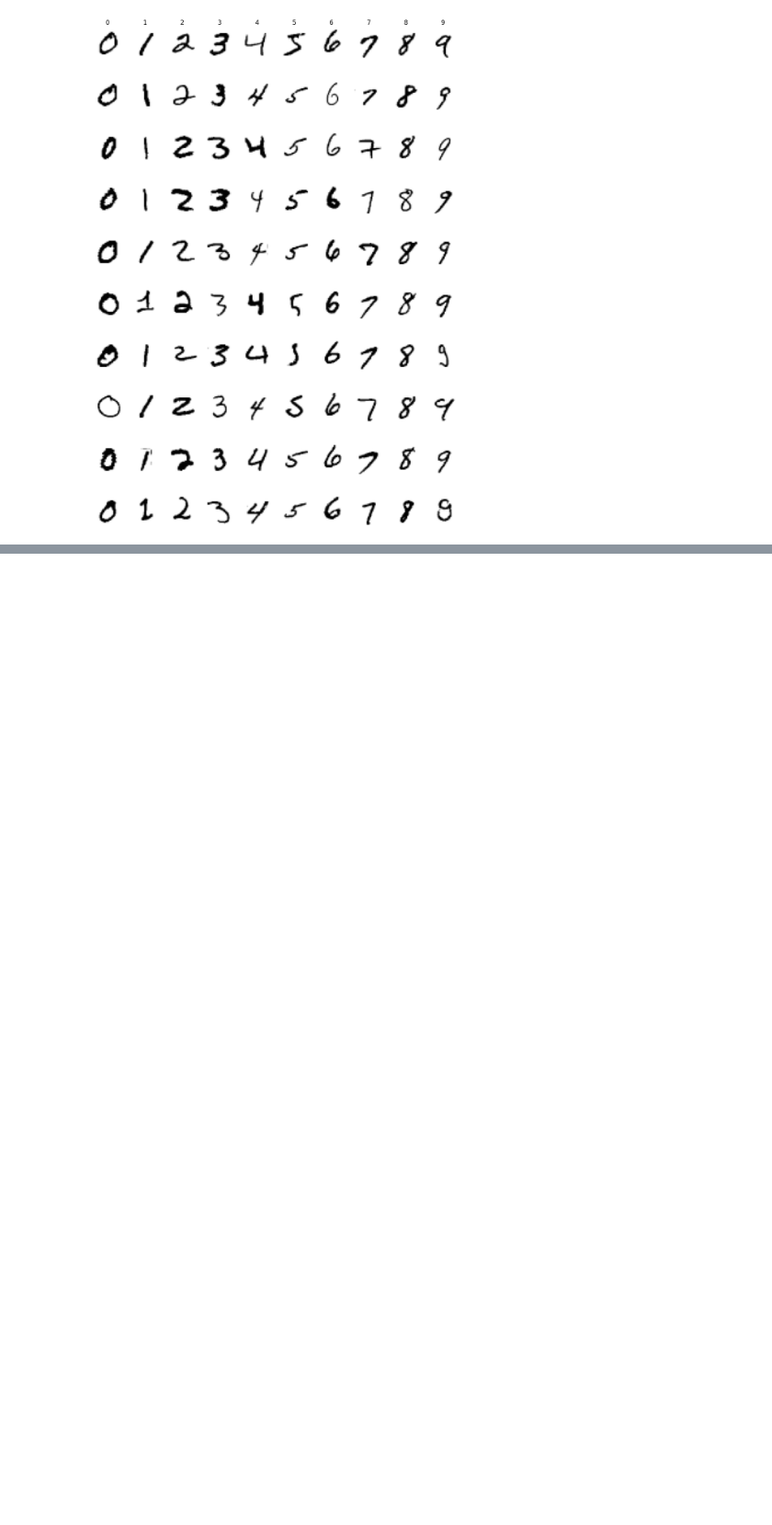
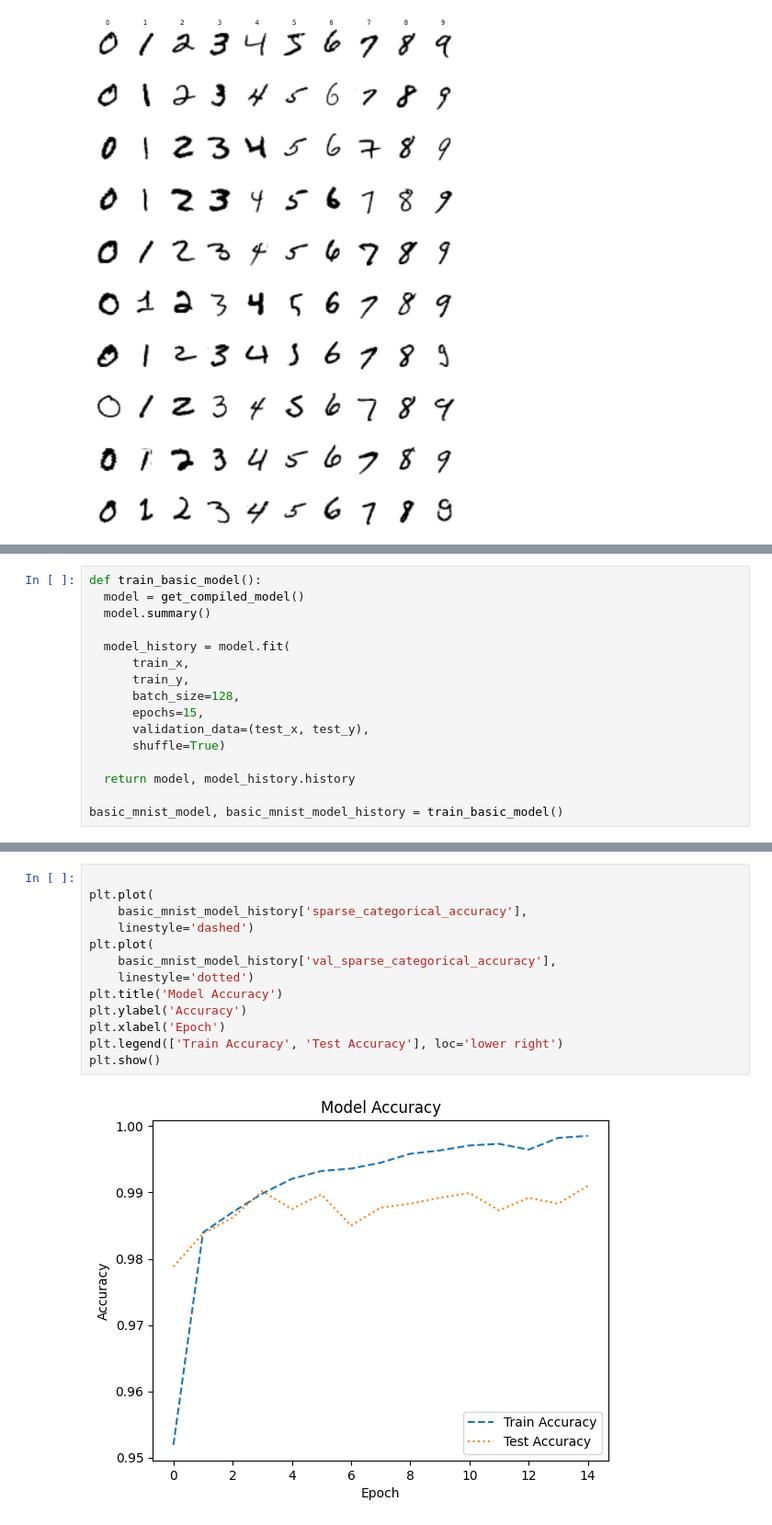
Before and after one commit to khanhcodes/efficient_DL, a Jupyter notebook: chap-2-compression-techniques/2-quantizing-a-deep-learning-model.ipynb, the cells around one changed output, grey strips where cells are left out. Shown: that part at 92% size. Saved outputs shown, nothing was run; the diff lists cells and outputs as text; blank space fills up the shorter version.

Commit message:
Built and trained a simple CNN on MNIST dataset

```diff
--- a/chap-2-compression-techniques/2-quantizing-a-deep-learning-model.ipynb
+++ b/chap-2-compression-techniques/2-quantizing-a-deep-learning-model.ipynb
@@ -78,0 +138,16 @@ show_images(collect_samples(train_x, train_y, num_per_class=10), num_rows=10)
+# %%
+def train_basic_model():
+  model = get_compiled_model()
+  model.summary()
+
+  model_history = model.fit(
+      train_x,
+      train_y,
+      batch_size=128,
+      epochs=15,
+      validation_data=(test_x, test_y),
+      shuffle=True)
+
+  return model, model_history.history
+
+basic_mnist_model, basic_mnist_model_history = train_basic_model()
@@ -78,0 +193,15 @@ show_images(collect_samples(train_x, train_y, num_per_class=10), num_rows=10)
+# %%
+
+plt.plot(
+    basic_mnist_model_history['sparse_categorical_accuracy'],
+    linestyle='dashed')
+plt.plot(
+    basic_mnist_model_history['val_sparse_categorical_accuracy'],
+    linestyle='dotted')
+plt.title('Model Accuracy')
+plt.ylabel('Accuracy')
+plt.xlabel('Epoch')
+plt.legend(['Train Accuracy', 'Test Accuracy'], loc='lower right')
+plt.show()
+# %% [output]
+[figure, added]
```
Also changed, not shown: parts of 5 cells of this notebook.
